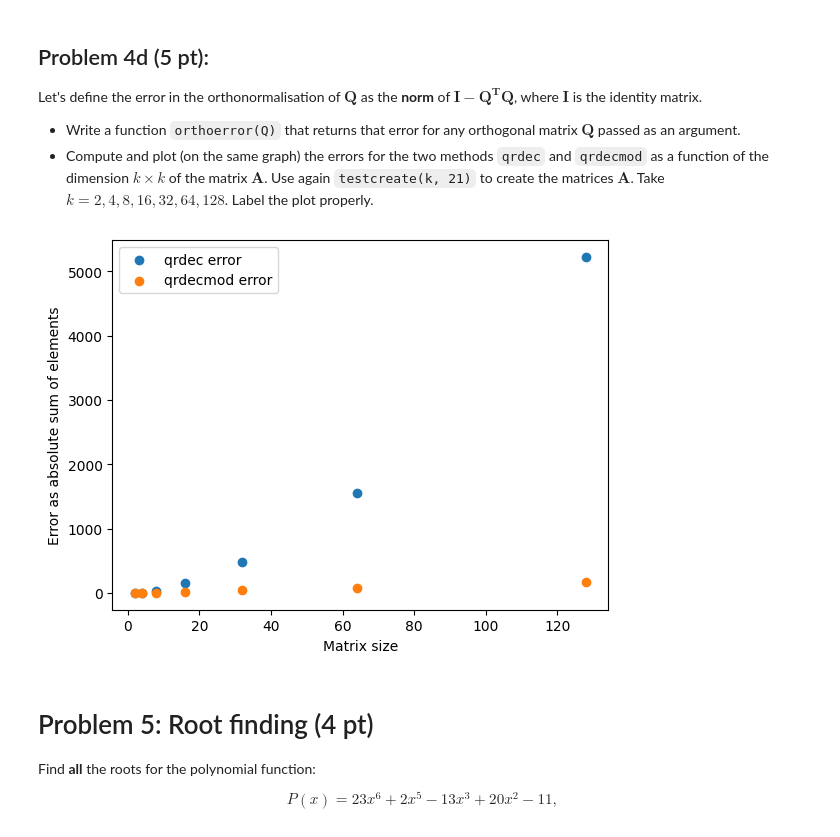
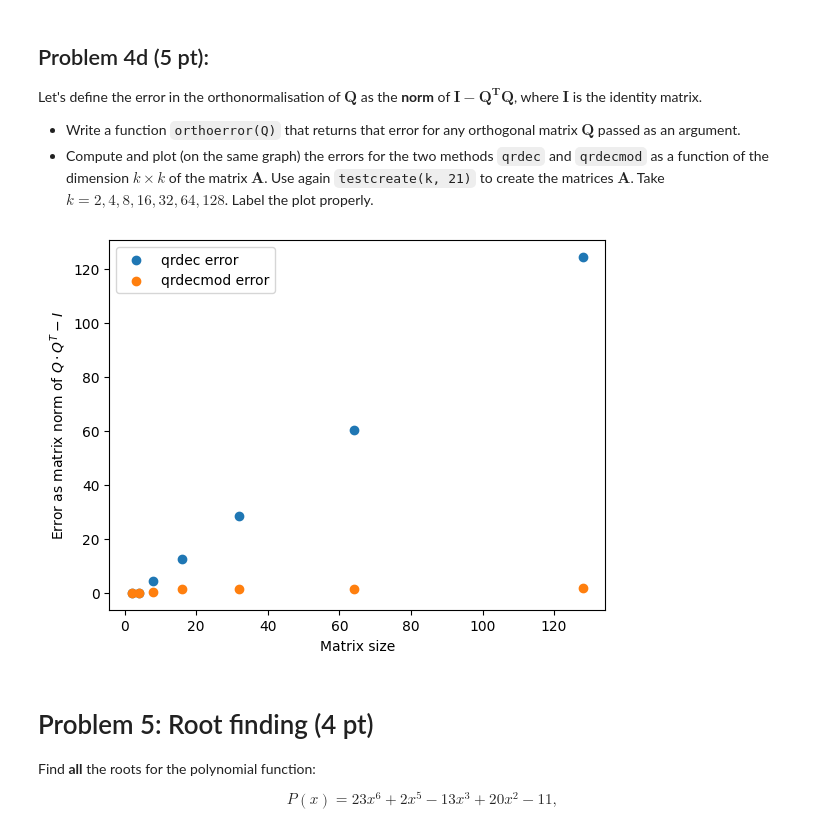
Before and after one commit to ufotermiten/Final_LP4, a Jupyter notebook: LP4_final_Group045.ipynb, the cells around one changed output. Drawn from its saved outputs; the diff is of its cells as text; code cells hidden in the pictures.

```diff
--- a/LP4_final_Group045.ipynb
+++ b/LP4_final_Group045.ipynb
@@ -304,29 +304,27 @@ Let's define the error in the orthonormalisation of $\pmb{Q}$ as the **norm** of
 # %%
 # 4d
 # norm -> np.linalg.norm
 # Range of sizes of the matrix A
 k = np.array((2, 4, 8, 16, 32, 64, 128))
 
 # YOUR CODE HERE
 def orthoerror(Q):
-    return np.sum(np.abs(Q@Q.T-np.identity(Q.shape[0])))
-
+    return np.linalg.norm(Q@Q.T-np.identity(Q.shape[0]))
 qrdecerr=[]
 qrdecmoderr=[]
 for i in range(len(k)):
     qrdecerr.append(orthoerror(qrdec(testcreate(k[i],21)[0])[0]))
     qrdecmoderr.append(orthoerror(qrdecmod(testcreate(k[i],21)[0])[0]))
 
 plt.scatter(k,qrdecerr,label="qrdec error")
 plt.scatter(k,qrdecmoderr,label="qrdecmod error")
 plt.xlabel("Matrix size")
-plt.ylabel("Error as absolute sum of elements")
-
+plt.ylabel("Error as matrix norm of $Q \cdot Q^T - I$")
 
 plt.legend()
 plt.show()
 # %% [output]
-[figure, old version]
+[figure, new version]
 # %% [markdown]
 # Problem 5: Root finding (4 pt)
 
```
